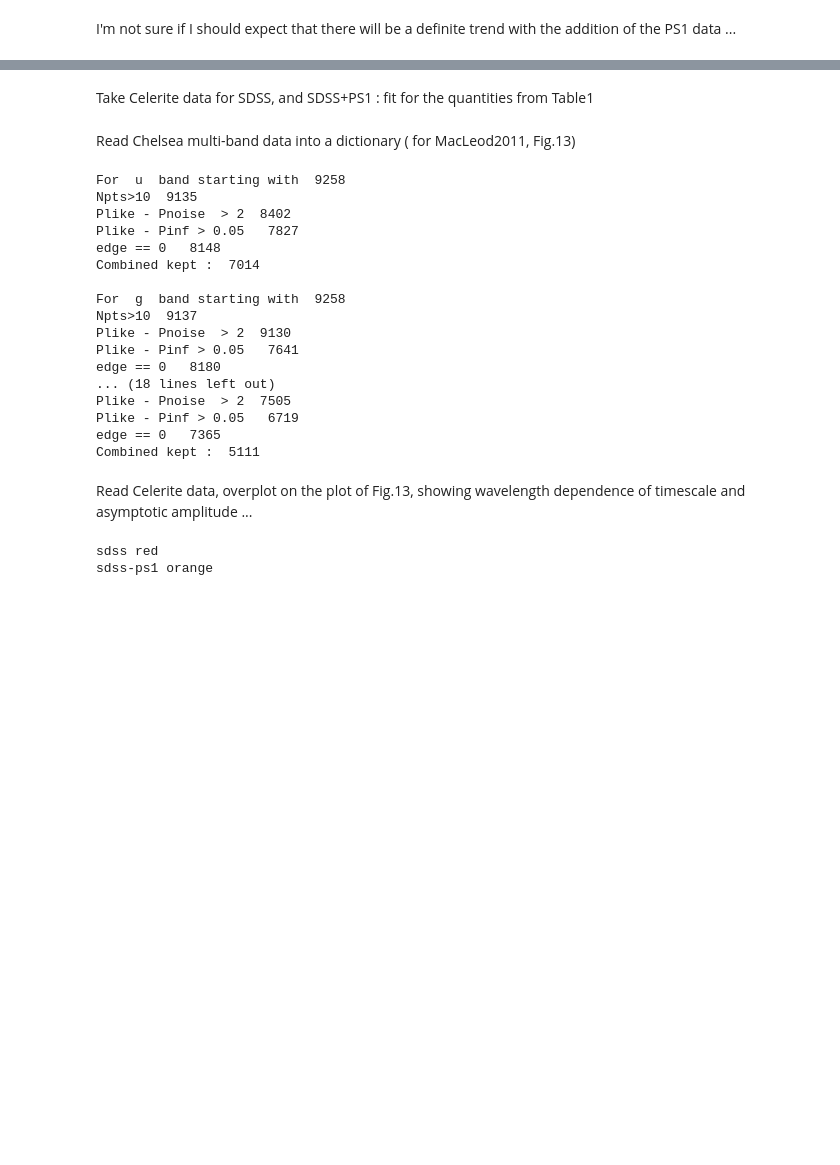
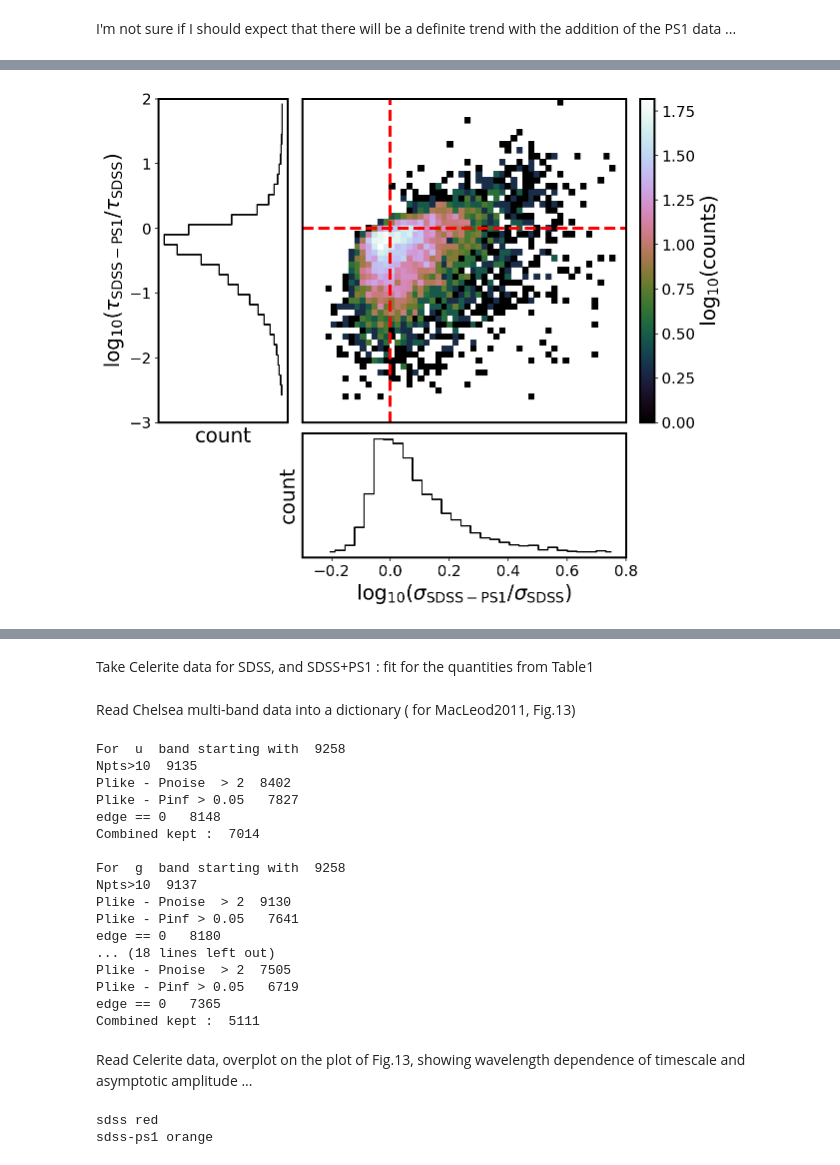
Before and after one commit to suberlak/PS1_SDSS_CRTS, a Jupyter notebook: code2/Compare_Celerite_Chelsea_real_fits.ipynb, the cells around one changed output, grey strips where cells are left out. Cells and saved outputs as stored; diff of their text form; code cells hidden in the pictures; blank space fills up the shorter version.

```diff
--- a/code2/Compare_Celerite_Chelsea_real_fits.ipynb
+++ b/code2/Compare_Celerite_Chelsea_real_fits.ipynb
@@ -332,0 +410,80 @@ plt.savefig('MacLeod2010_Fig3_restframe_NEW.png', bbox_inches='tight', dpi=100)
+# %%
+%matplotlib inline
+
+# this code is based on figures
+# http://www.astroml.org/book_figures/chapter5/fig_likelihood_uniform.html#book-fig-chapter5-fig-likelihood-uniform
+# and
+# http://www.astroml.org/book_figures/chapter5/fig_cauchy_mcmc.html#book-fig-chapter5-fig-cauchy-mcmc
+
+from scipy.stats import binned_statistic_2d
+fig = plt.figure(figsize=(10, 7.5))
+
+xmin,xmax = -0.3,0.8
+ymin,ymax = -3, 2
+# the main plot
+ax = fig.add_axes([0.35, 0.35, 0.45, 0.6], xticks=[], yticks=[])
+# SFinf_sdss_ps1 / SFinf_sdss = sigma_sdss_ps1 / sigma_sdss
+x = np.log10(s82r['sigmaEXP_sdss-ps1'] / s82r['sigmaEXP_sdss'] )
+# the redshift correction cancels out
+# tauRF = tauOBS / (1+z)
+# tauRF_1  /  tauRF_2  = (tauOBS_1 / (1+z) ) * ((1+z) / tauOBS_2) =
+             # tauOBS_1 / tauOBS_2
+y = np.log10(s82r['tauEXP_sdss-ps1']/s82r['tauEXP_sdss'])
+
+m5 = s82r['tauEXP_sdss-ps1'] > 5
+
+
+mx = (xmin<x) & (x<xmax)
+my = (ymin<y) & (y<ymax)
+
+m = mx&my&m1&m2&m3&m4&m5&mx&my
+
+stats = binned_statistic_2d(x[m], y[m], values = x[m], statistic='count', bins=50)
+
+z_sigma, x_edges, y_edges = stats[0], stats[1], stats[2]
+# replace all nan's by 0 ...
+z_sigma[np.isnan(z_sigma)] =0
+z_reduce  =  z_sigma # [:-1, :-1] no need to reduce here because x_edges are already given with the right size
+z_min, z_max = z_reduce.min(), np.abs(z_reduce).max()
+z_rot = np.rot90(z_reduce)  # rotate and flip to properly display...
+z_rot_flip = np.flipud(z_rot)
+z_masked = np.ma.masked_where(z_rot_flip == 0 , z_rot_flip)  # mask out zeros...
+
+# Plot 2D histogram using pcolor
+image = ax.pcolormesh(x_edges,y_edges,np.log10(z_masked), cmap='cubehelix')
+# np.log10(z_masked) gives log counts
+cax = plt.axes([0.82, 0.35, 0.02, 0.6])
+cb = plt.colorbar(mappable  = image, cax=cax)
+cb.set_label(r'$\log_{10}(\mathrm{counts}) $')
+#plt.clim(-7, 0)
+
+ax.axhline(0, lw=3, ls='--', color='red')
+ax.axvline(0, lw=3,ls='--', color='red')
+ax.set_xlim(xmin,xmax)
+ax.set_ylim(ymin,ymax)
+
+# histograms ..
+bins = 30
+# bottom axis
+ax1 = fig.add_axes([0.35, 0.1, 0.45, 0.23], yticks=[])
+hist, bin_edges = np.histogram(x[m], bins=bins)
+bin_centers = (bin_edges[1:]+bin_edges[:-1])/2
+ax1.plot(bin_centers, hist,'-k', drawstyle='steps-mid')
+ax1.set_xlabel(r'$\log_{10}{(\sigma_{\mathrm{SDSS-PS1}} / \sigma_{\mathrm{SDSS}})}$')
+ax1.set_ylabel('count')
+ax1.set_xlim(xmin,xmax)
+
+
+# left axis
+hist, bin_edges = np.histogram(y[m], bins=bins)
+bin_centers = (bin_edges[1:]+bin_edges[:-1])/2
+ax2 = fig.add_axes([0.15, 0.35, 0.18, 0.6], xticks=[])
+ax2.plot(hist, bin_centers, '-k', drawstyle='steps-mid')
+ax2.set_xlabel('count')
+ax2.set_ylabel(r'$\log_{10}{(\tau_{\mathrm{SDSS-PS1}} / \tau_{\mathrm{SDSS}})}$')
+ax2.set_xlim(ax2.get_xlim()[::-1])  # reverse x axis
+ax2.set_ylim(ymin,ymax)
+
+plt.savefig('Celerite_EXP_J1_ratios_sdss-ps1.png', bbox_inches='tight', dpi=100)
+# %% [output]
+[figure, added]
```
Also changed, not shown: parts of 20 cells of this notebook, 10 other files.
